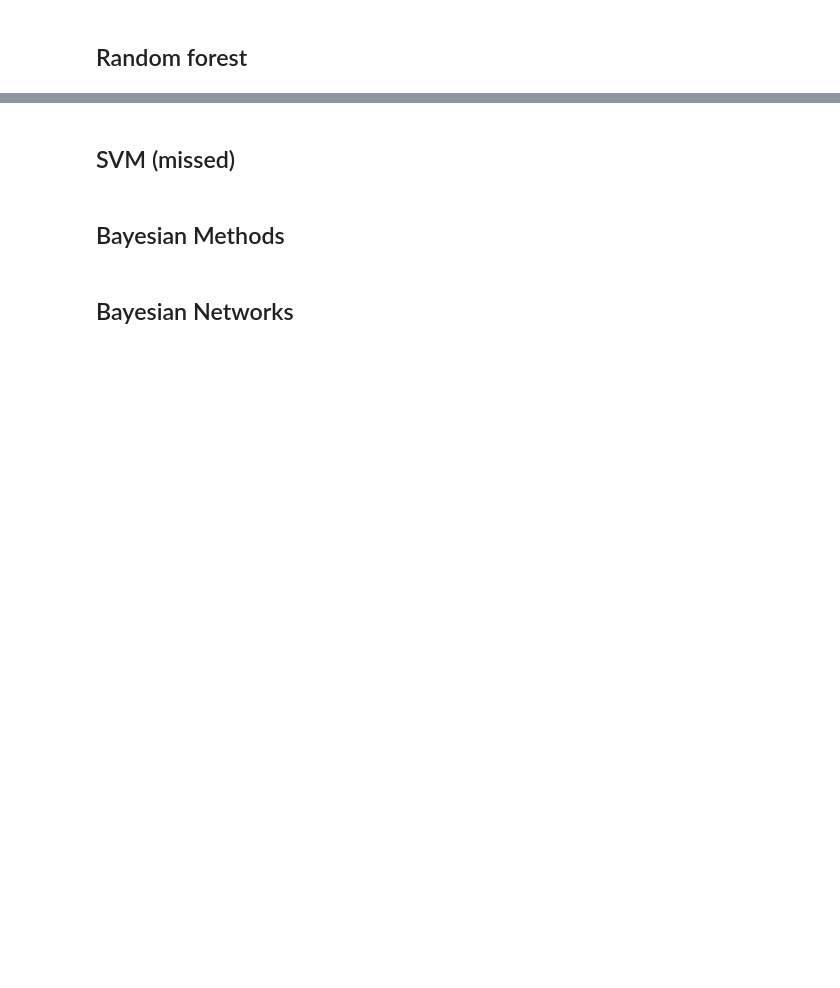
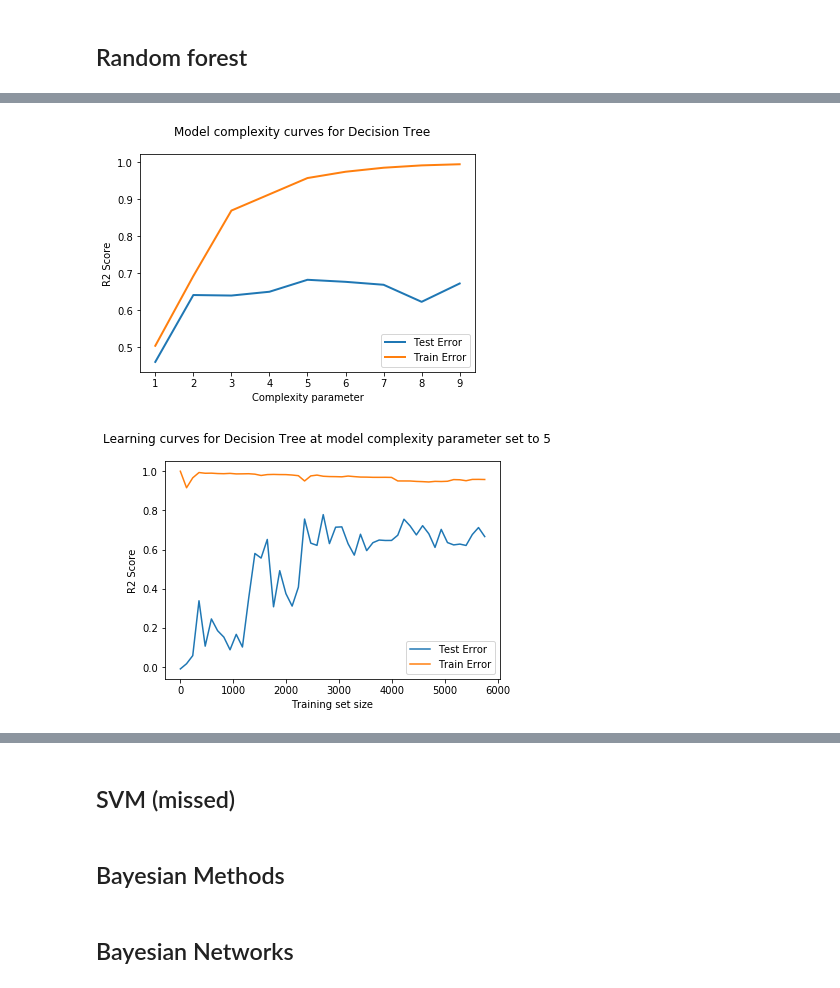
Before and after one commit to JunjieTsai/MLC2019_Project, a Jupyter notebook: 0507 Preprocessing4 & Modeling.ipynb, the cells around one changed output, grey strips where cells are left out. Saved outputs shown, nothing was run; the diff lists cells and outputs as text; code cells hidden in the pictures; blank space fills up the shorter version.

```diff
--- a/0507 Preprocessing4 & Modeling.ipynb
+++ b/0507 Preprocessing4 & Modeling.ipynb
@@ -1223,0 +1704,38 @@ array([ 3.44396607e-02, -1.06600086e-03,  6.24295569e-02, -0.00000000e+00,
+# %%
+# Learning Curve Generation
+# The learning curves depict the behavior of the model with varying training set sizes. The training error and test error are recorded as the training set size is prigressively increased.
+
+def learningCurves(estimatorType,parameter,Xtrain,Ytrain,Xtest,Ytest):
+
+    bestParam = parameter      #the parameter given by the user on examination of the model complexity curves
+    if estimatorType == 'Decision Tree':
+        estimator = DecisionTreeRegressor(max_depth = bestParam)
+        numSamples = np.around(np.linspace(1,Xtrain.shape[0]))
+    elif estimatorType == 'kNN':
+        estimator = KNeighborsRegressor(n_neighbors = bestParam)
+        numSamples = np.around(np.linspace(bestParam,Xtrain.shape[0]))   # the number of training samples is varied from the
+                                                                         # neightbors since scikit learn requires
+                                                                         # n_samples >= n_neighbors
+    else:
+        estimator = AdaBoostRegressor(n_estimators = bestParam)
+        numSamples = np.around(np.linspace(1,Xtrain.shape[0]))
+
+    # numSamples is the array containing number of samples to pass in each iteration
+    numSamples = numSamples.astype(int)   # numSamples is converted to int to avoid a Deprecation Warning
+    trainError = np.zeros(len(numSamples))
+    testError = np.zeros(len(numSamples))
+    # the number of training samples is progressivley increased
+    # the training and test error are recorded in each pass
+    for i in range(len(numSamples)):
+        estimator.fit(Xtrain[:numSamples[i]],Ytrain[:numSamples[i]])
+        trainError[i] = perfMetric(Ytrain[:numSamples[i]],estimator.predict(Xtrain[:numSamples[i]]))
+        testError[i] = perfMetric(Ytest,estimator.predict(Xtest))
+
+    # plot the learning curves
+    plt.suptitle('Learning curves for %s at model complexity parameter set to %d' % (estimatorType,bestParam))
+    plt.plot(numSamples,testError,label = 'Test Error')
+    plt.plot(numSamples,trainError,label = 'Train Error')
+    plt.xlabel('Training set size')
+    plt.ylabel('R2 Score')
+    plt.legend(loc = 'lower right')
+    plt.show()
@@ -1223,0 +1763,7 @@ array([ 3.44396607e-02, -1.06600086e-03,  6.24295569e-02, -0.00000000e+00,
+# %%
+estimatorType = 'Decision Tree'
+modelComplexity(estimatorType,10,X_train,Y_train,X_test,Y_test)    # generate model complexity curves
+learningCurves(estimatorType,5,X_train,Y_train,X_test,Y_test)      # generate learning curves
+# %% [output]
+[figure, added]
+[figure, added]
```
Also changed, not shown: parts of 76 cells of this notebook.
